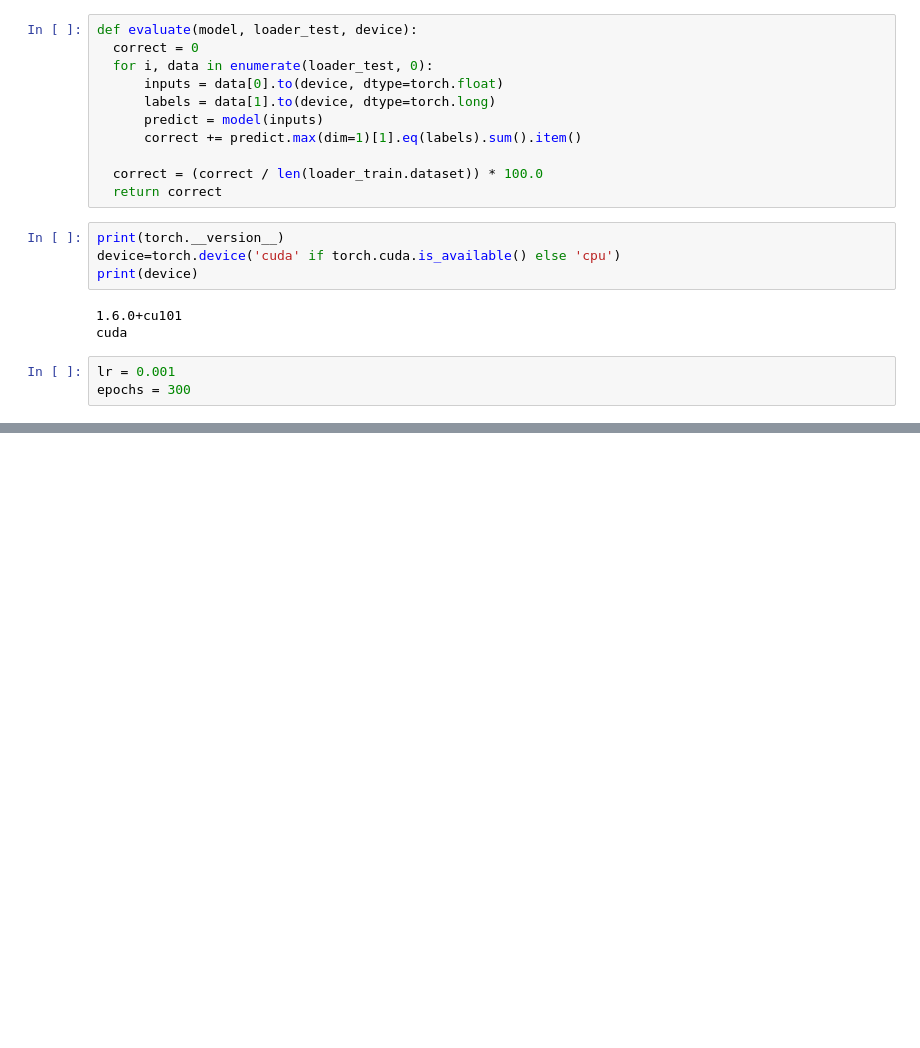
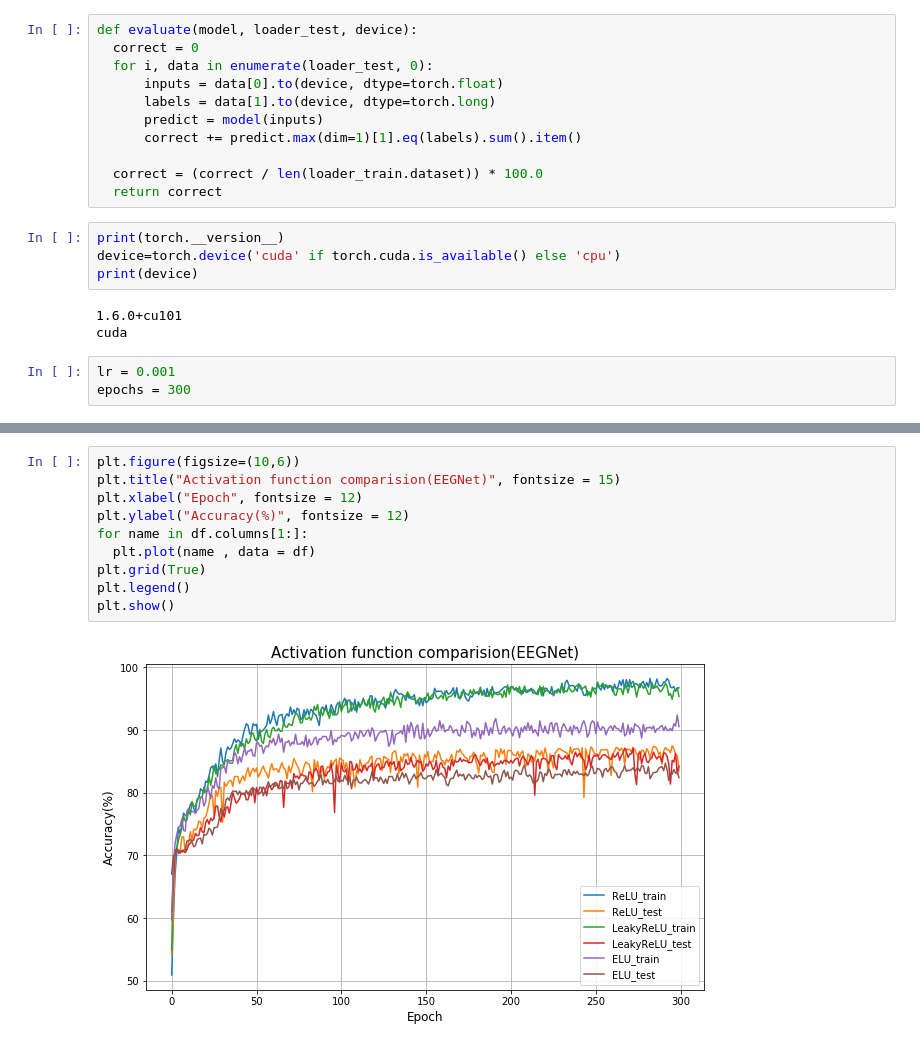
Before and after one commit to Louis5228/DLP-lab, a Jupyter notebook: EEG_classification.ipynb, the cells around one changed output, grey strips where cells are left out. Drawn from its saved outputs; the diff is of its cells as text; blank space fills up the shorter version.

Commit message:
Add plot and max accuracy for each activation function

```diff
--- a/EEG_classification.ipynb
+++ b/EEG_classification.ipynb
@@ -179,3 +179,15 @@ Train: epcoh280  loss:0.00125  acc:89.72%  Test: acc:83.15%
 Train: epcoh290  loss:0.00111  acc:90.74%  Test: acc:84.17%
 Train: epcoh300  loss:0.00115  acc:90.56%  Test: acc:82.41%
 Finished training EEGNet with ELU
+# %%
+plt.figure(figsize=(10,6))
+plt.title("Activation function comparision(EEGNet)", fontsize = 15)
+plt.xlabel("Epoch", fontsize = 12)
+plt.ylabel("Accuracy(%)", fontsize = 12)
+for name in df.columns[1:]:
+  plt.plot(name , data = df)
+plt.grid(True)
+plt.legend()
+plt.show()
+# %% [output]
+[figure, added]
```
Also changed, not shown: parts of 2 cells of this notebook.
